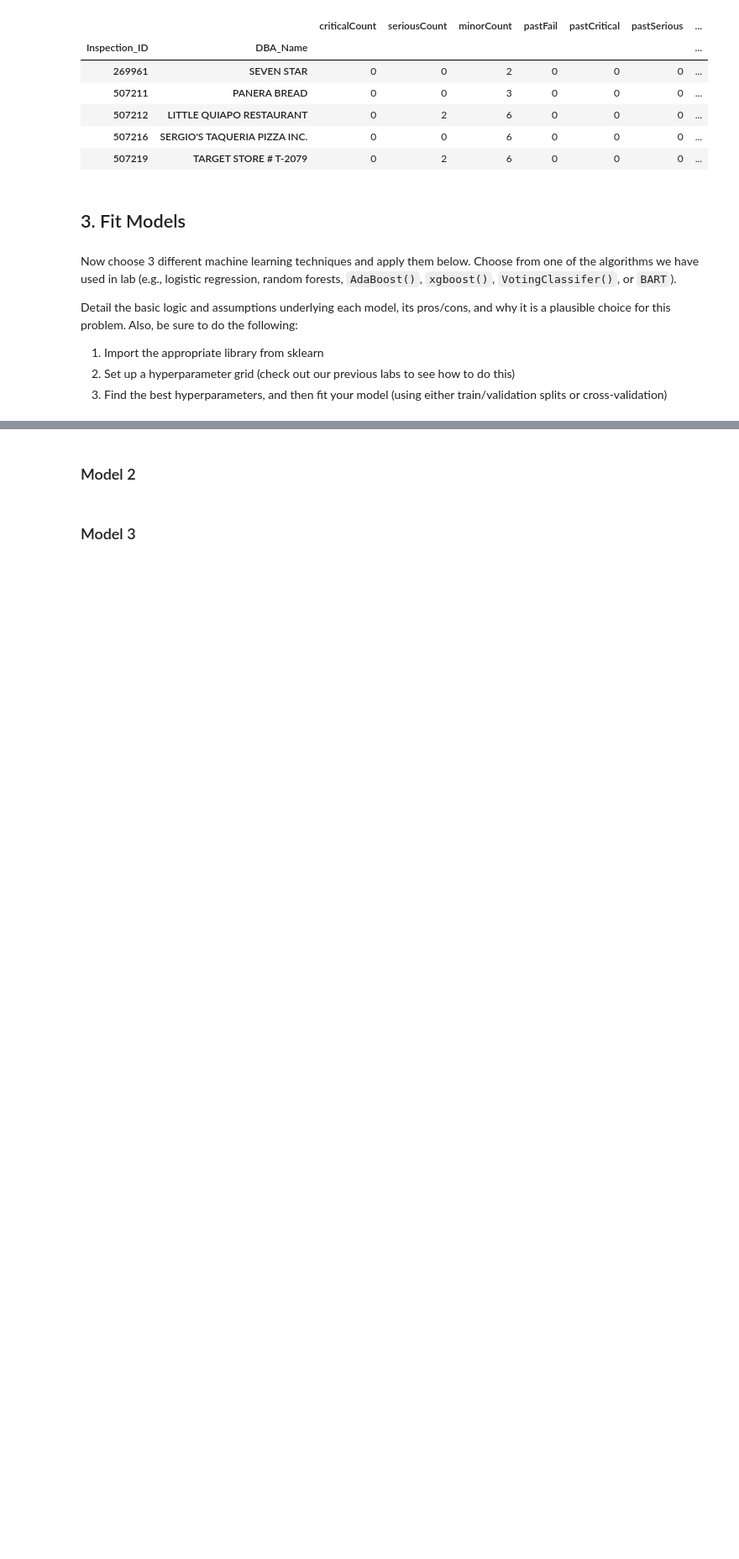
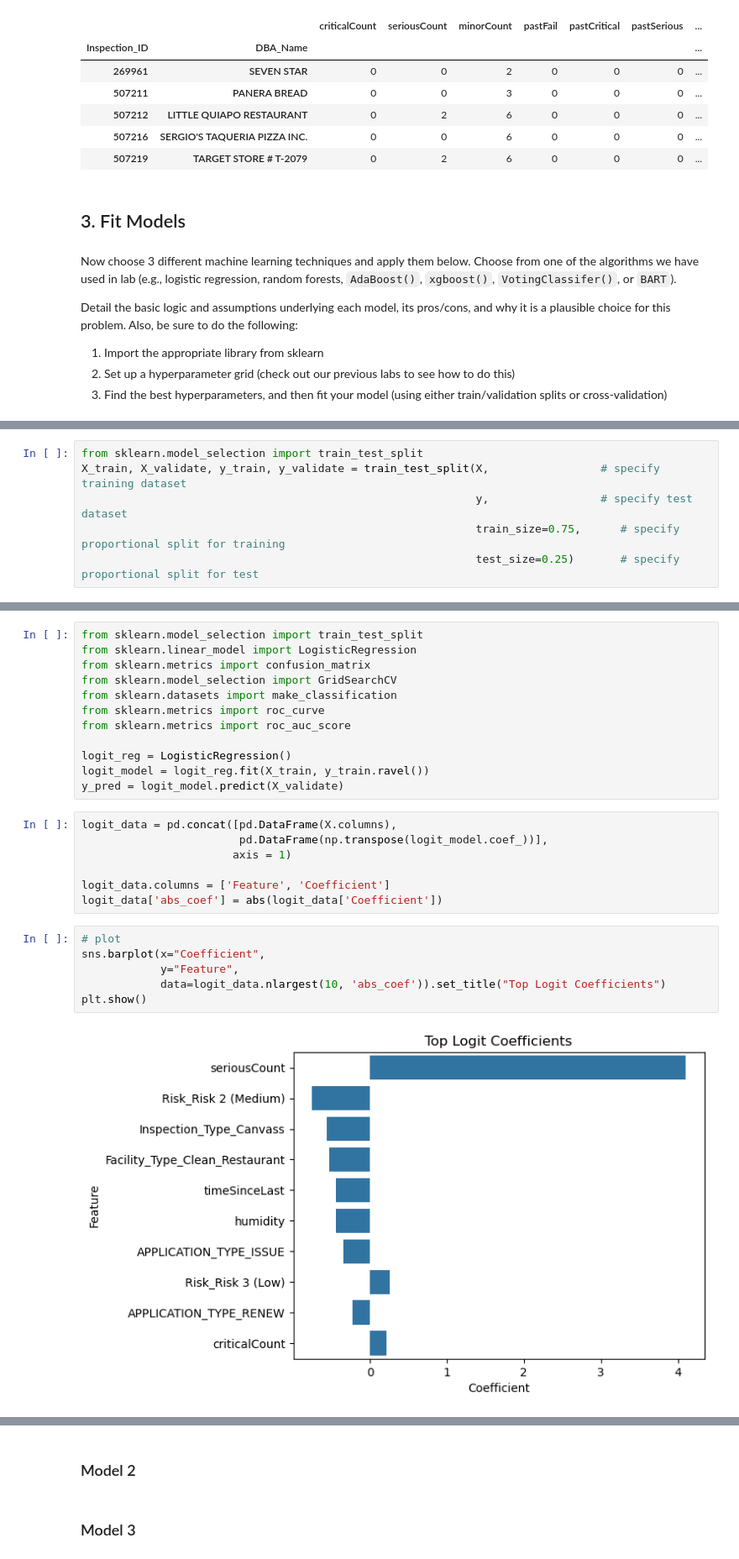
Before and after one commit to joeltam/Computational-Social-Science-Projects, a Jupyter notebook: Project_3/Project 3 Students.ipynb, the cells around one changed output, grey strips where cells are left out. Shown at 84% size. Cells and saved outputs as stored; diff of their text form; blank space fills up the shorter version.

```diff
--- a/Project_3/Project 3 Students.ipynb
+++ b/Project_3/Project 3 Students.ipynb
@@ -212,0 +211,6 @@ Detail the basic logic and assumptions underlying each model, its pros/cons, and
+# %%
+from sklearn.model_selection import train_test_split
+X_train, X_validate, y_train, y_validate = train_test_split(X,                 # specify training dataset
+                                                            y,                 # specify test dataset
+                                                            train_size=0.75,      # specify proportional split for training
+                                                            test_size=0.25)       # specify proportional split for test
@@ -212,0 +226,27 @@ Detail the basic logic and assumptions underlying each model, its pros/cons, and
+# %%
+from sklearn.model_selection import train_test_split
+from sklearn.linear_model import LogisticRegression
+from sklearn.metrics import confusion_matrix
+from sklearn.model_selection import GridSearchCV
+from sklearn.datasets import make_classification
+from sklearn.metrics import roc_curve
+from sklearn.metrics import roc_auc_score
+
+logit_reg = LogisticRegression()
+logit_model = logit_reg.fit(X_train, y_train.ravel())
+y_pred = logit_model.predict(X_validate)
+# %%
+logit_data = pd.concat([pd.DataFrame(X.columns),
+                        pd.DataFrame(np.transpose(logit_model.coef_))],
+                       axis = 1)
+
+logit_data.columns = ['Feature', 'Coefficient']
+logit_data['abs_coef'] = abs(logit_data['Coefficient'])
+# %%
+# plot
+sns.barplot(x="Coefficient",
+            y="Feature",
+            data=logit_data.nlargest(10, 'abs_coef')).set_title("Top Logit Coefficients")
+plt.show()
+# %% [output]
+[figure, added]
```
Also changed, not shown: parts of 5 cells of this notebook.
